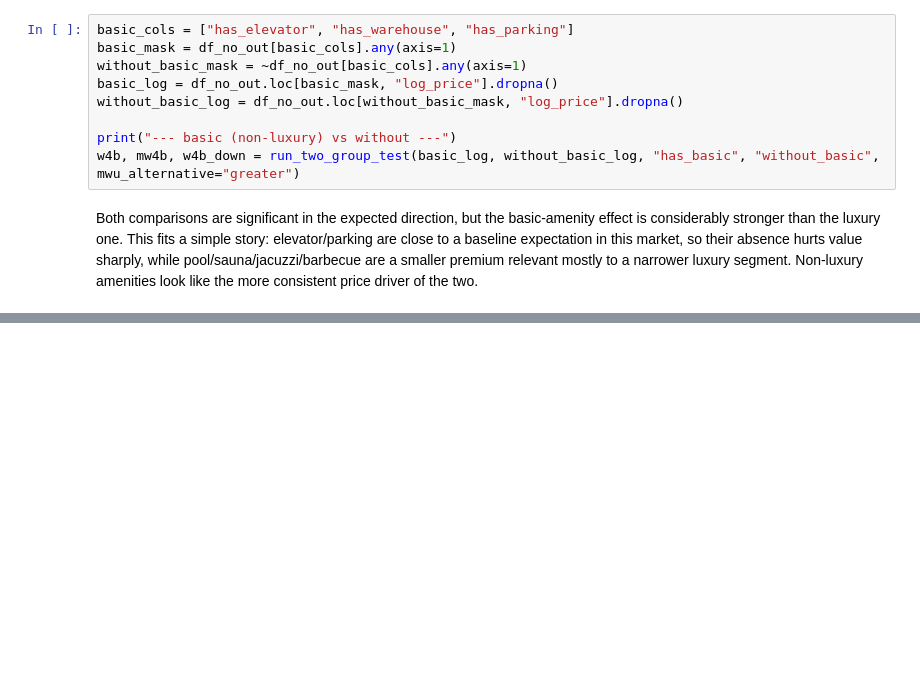
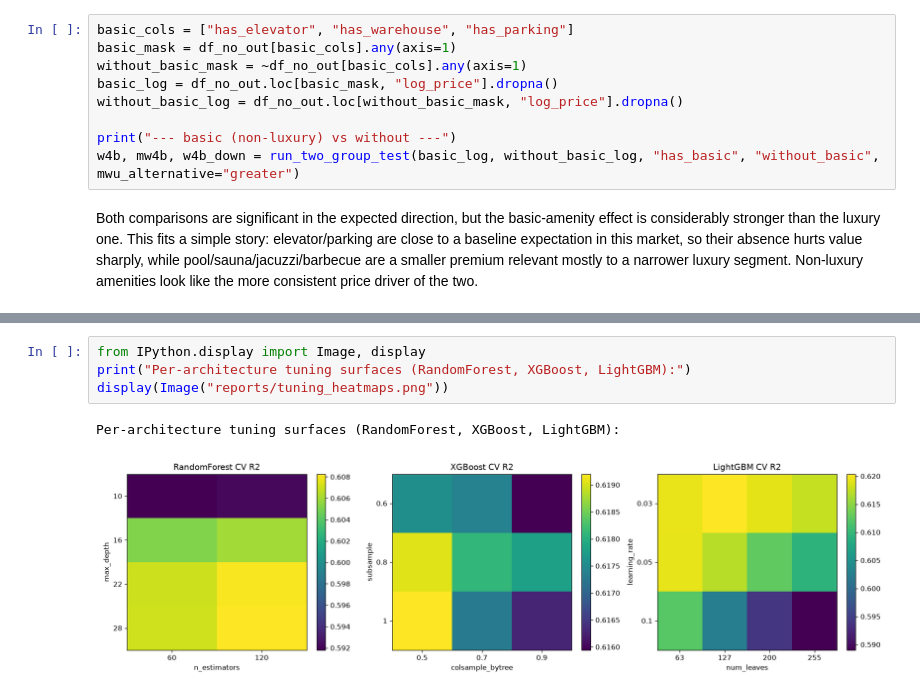
Before and after one commit to mmz1380/QBC12_AI_G1, a Jupyter notebook: Project1.ipynb, the cells around one changed output, grey strips where cells are left out. Cells and saved outputs as stored; diff of their text form; blank space fills up the shorter version.

```diff
--- a/Project1.ipynb
+++ b/Project1.ipynb
@@ -1165,0 +953,7 @@ Overall, the model meets the accuracy target on the log-price scale, handles bot
+# %%
+from IPython.display import Image, display
+print("Per-architecture tuning surfaces (RandomForest, XGBoost, LightGBM):")
+display(Image("reports/tuning_heatmaps.png"))
+# %% [output]
+Per-architecture tuning surfaces (RandomForest, XGBoost, LightGBM):
+[figure, added]
```
Also changed, not shown: parts of 27 cells of this notebook, 8 other files.
